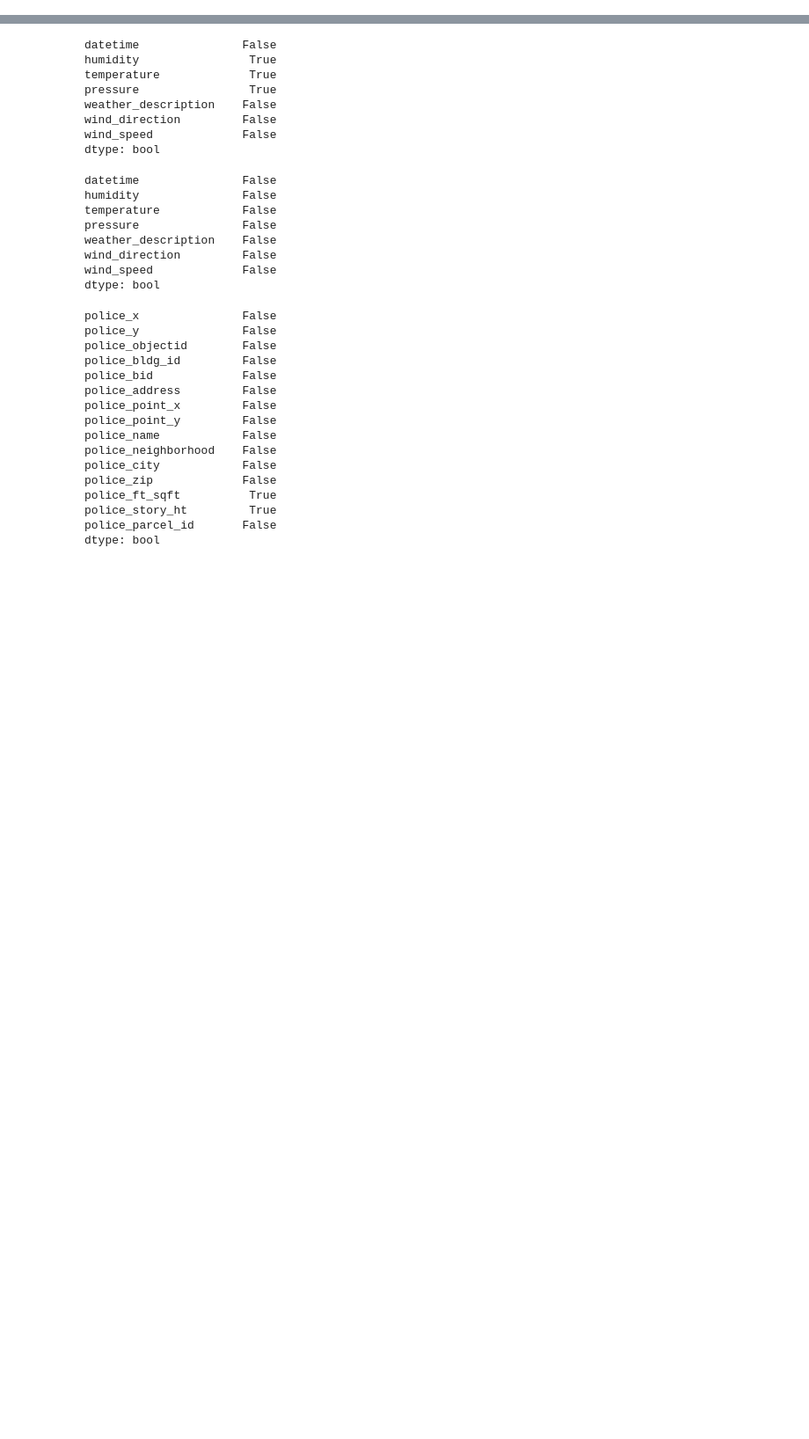
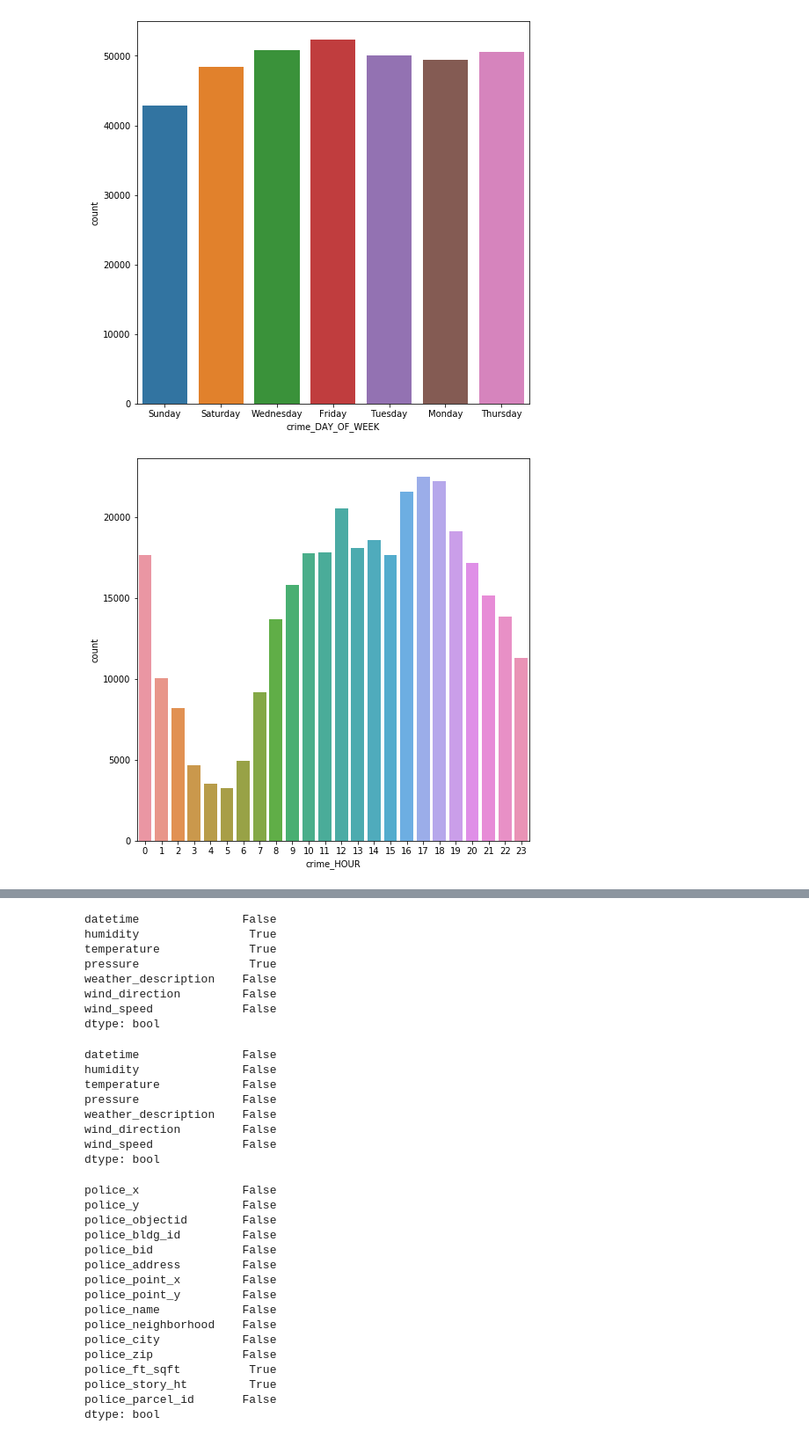
Before and after one commit to stephanGarland/sml-project-fall-2019, a Jupyter notebook: boston.ipynb, the cells around one changed output, grey strips where cells are left out. Shown: that part at 88% size. Saved outputs shown, nothing was run; the diff lists cells and outputs as text; code cells hidden in the pictures; blank space fills up the shorter version.

```diff
--- a/boston.ipynb
+++ b/boston.ipynb
@@ -15,0 +46,15 @@ pd.set_option('display.max_columns', 999)
+# %%
+plt.figure(figsize=(8,8))    #We are giving the size of figure
+sns.countplot(x=crime.crime_DAY_OF_WEEK)  #countplot taking counts of the columns which you choose
+plt.show()
+
+plt.figure(figsize=(8,8))
+sns.countplot(x=crime.crime_HOUR)
+plt.show()
+
+plt.figure(figsize=(8, 8))
+sns.countplot(x=crime.crime_MONTH)
+plt.show()
+# %% [output]
+[figure, added]
+[figure, added]
```
Also changed, not shown: parts of 20 cells of this notebook, 5 other files.
